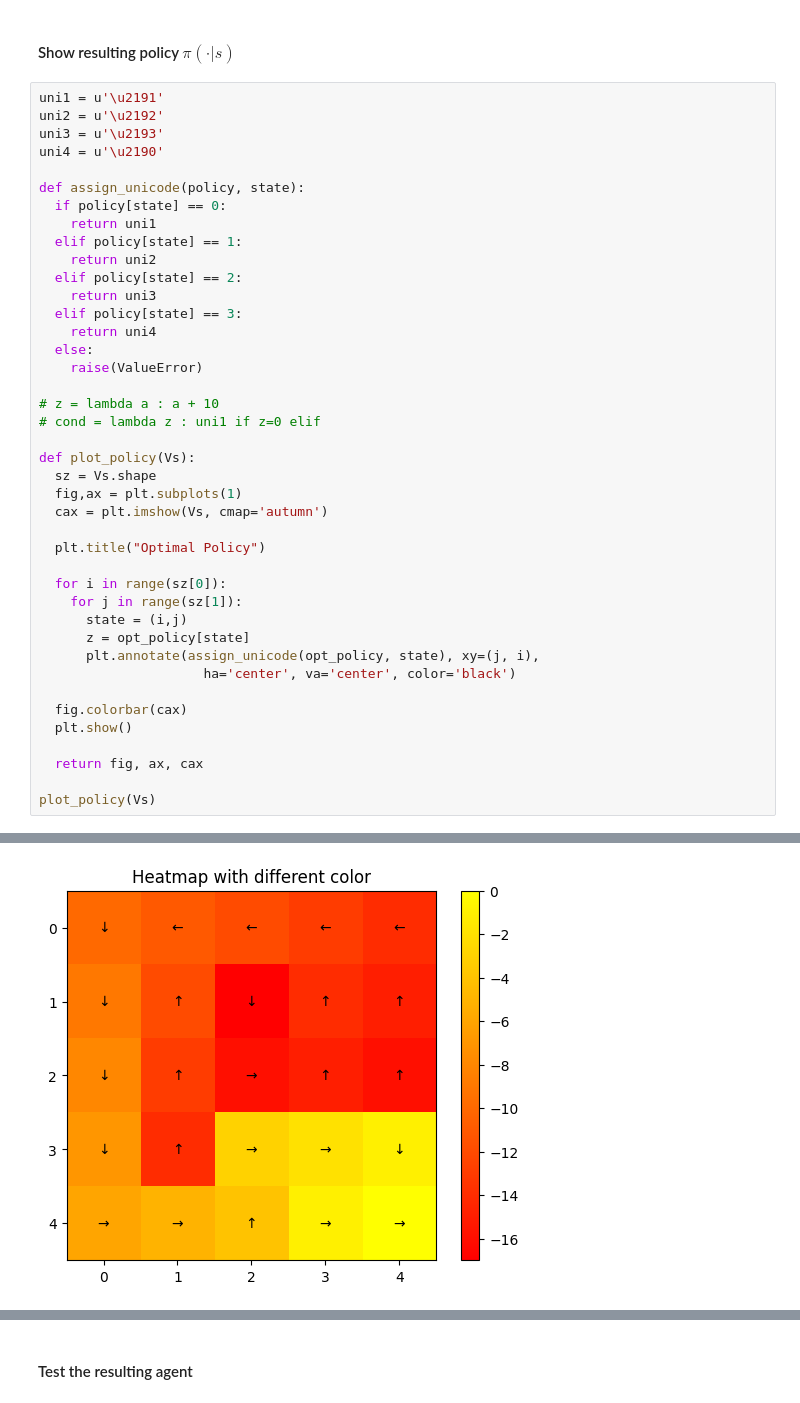
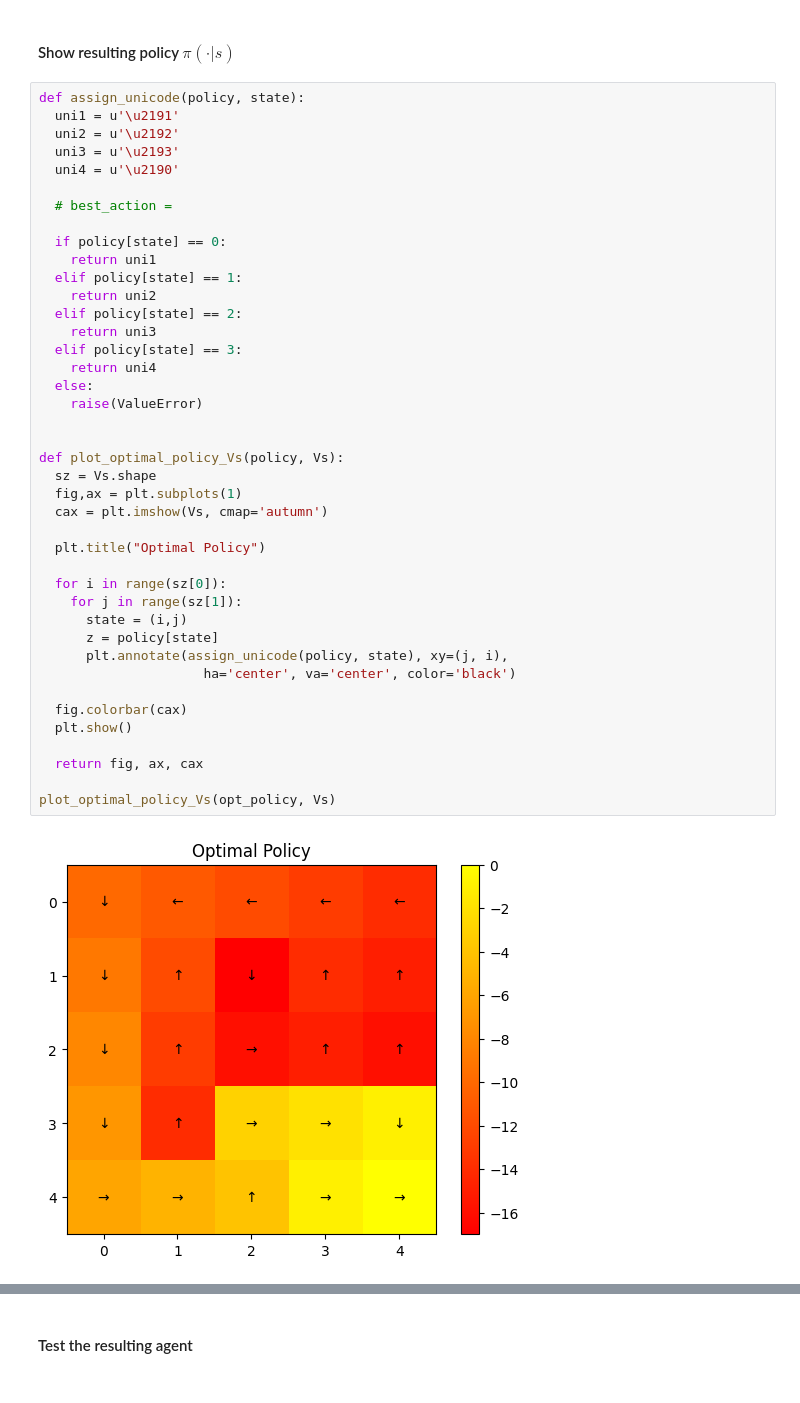
Before and after one commit to IdanC1s2/RL_Beginner2Master, a Jupyter notebook: Section_3_value_iteration.ipynb, the cells around one changed output, grey strips where cells are left out. Drawn from its saved outputs; the diff is of its cells as text.

```diff
--- a/Section_3_value_iteration.ipynb
+++ b/Section_3_value_iteration.ipynb
@@ -506,44 +431,45 @@ plot_Vs(Vs)
 # %% [markdown]
 #### Show resulting policy $\pi(\cdot|s)$
 # %%
-uni1 = u'\u2191'
-uni2 = u'\u2192'
-uni3 = u'\u2193'
-uni4 = u'\u2190'
+def assign_unicode(policy, state):
+  uni1 = u'\u2191'
+  uni2 = u'\u2192'
+  uni3 = u'\u2193'
+  uni4 = u'\u2190'
 
-def assign_unicode(policy, state):
+  # best_action =
+
   if policy[state] == 0:
     return uni1
   elif policy[state] == 1:
     return uni2
   elif policy[state] == 2:
     return uni3
   elif policy[state] == 3:
     return uni4
   else:
     raise(ValueError)
 
-# z = lambda a : a + 10
-# cond = lambda z : uni1 if z=0 elif
 
-def plot_policy(Vs):
+def plot_optimal_policy_Vs(policy, Vs):
   sz = Vs.shape
   fig,ax = plt.subplots(1)
   cax = plt.imshow(Vs, cmap='autumn')
 
   plt.title("Optimal Policy")
 
   for i in range(sz[0]):
     for j in range(sz[1]):
       state = (i,j)
-      z = opt_policy[state]
-      plt.annotate(assign_unicode(opt_policy, state), xy=(j, i),
+      z = policy[state]
+      plt.annotate(assign_unicode(policy, state), xy=(j, i),
                      ha='center', va='center', color='black')
 
   fig.colorbar(cax)
   plt.show()
 
   return fig, ax, cax
 
-plot_policy(Vs)
+plot_optimal_policy_Vs(opt_policy, Vs)
 # %% [output]
+[figure, new version]
@@ -554 +478,0 @@ plot_policy(Vs)
-[figure, old version]
```
Also changed, not shown: parts of 13 cells of this notebook.
